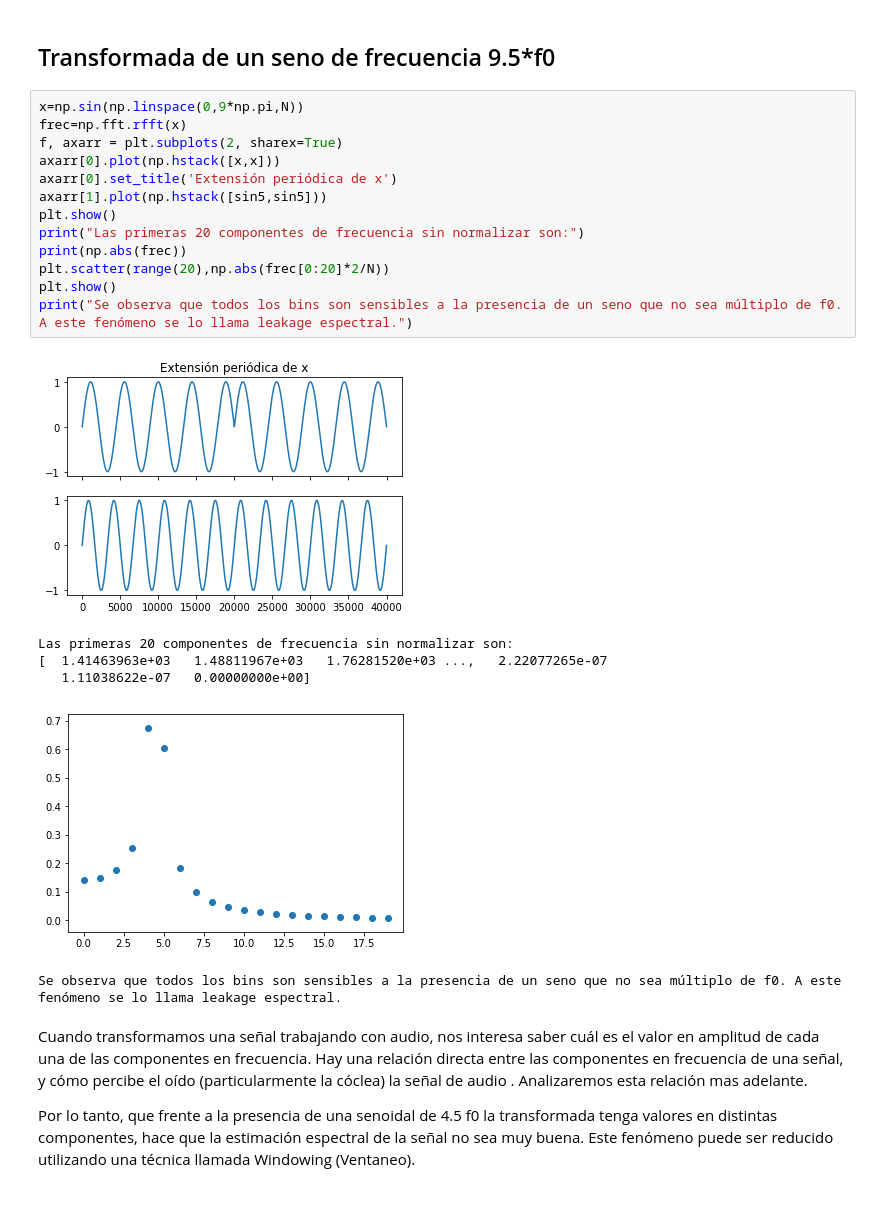
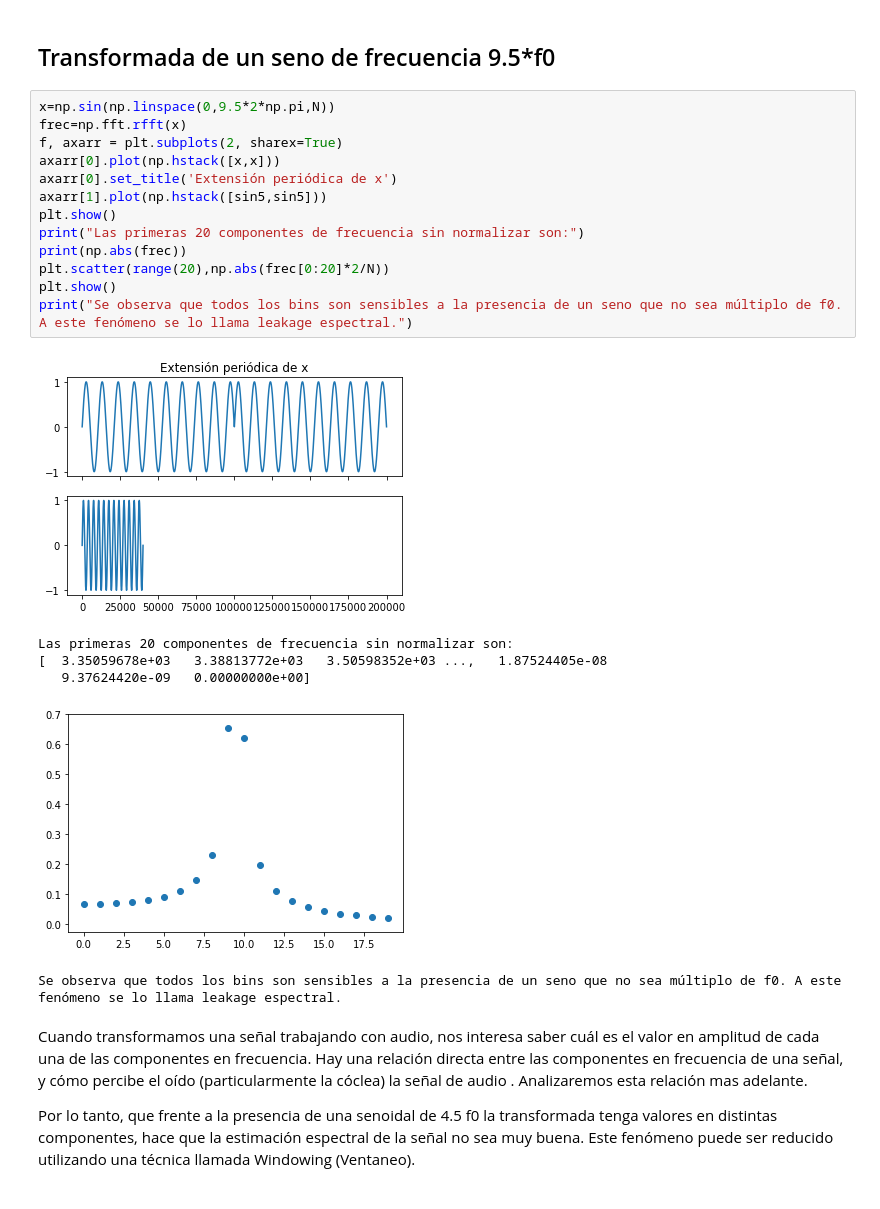
Before and after one commit to lab-ml-itba/Transformaciones, a Jupyter notebook: FFT y Windowing.ipynb, the cells around one changed output. Drawn from its saved outputs; the diff is of its cells as text.

```diff
--- a/FFT y Windowing.ipynb
+++ b/FFT y Windowing.ipynb
@@ -297,24 +298,24 @@ Se observa que el bin 10 es sensible a la presencia del seno de frecuencia 10*f0
 # %% [markdown]
 ## Transformada de un seno de frecuencia 9.5*f0
 # %%
-x=np.sin(np.linspace(0,9*np.pi,N))
+x=np.sin(np.linspace(0,9.5*2*np.pi,N))
 frec=np.fft.rfft(x)
 f, axarr = plt.subplots(2, sharex=True)
 axarr[0].plot(np.hstack([x,x]))
 axarr[0].set_title('Extensión periódica de x')
 axarr[1].plot(np.hstack([sin5,sin5]))
 plt.show()
 print("Las primeras 20 componentes de frecuencia sin normalizar son:")
 print(np.abs(frec))
 plt.scatter(range(20),np.abs(frec[0:20]*2/N))
 plt.show()
 print("Se observa que todos los bins son sensibles a la presencia de un seno que no sea múltiplo de f0. A este fenómeno se lo llama leakage espectral.")
 # %% [output]
-[figure, old version]
+[figure, new version]
 Las primeras 20 componentes de frecuencia sin normalizar son:
-[  1.41463963e+03   1.48811967e+03   1.76281520e+03 ...,   2.22077265e-07
-   1.11038622e-07   0.00000000e+00]
+[  3.35059678e+03   3.38813772e+03   3.50598352e+03 ...,   1.87524405e-08
+   9.37624420e-09   0.00000000e+00]
-[figure, old version]
+[figure, new version]
 Se observa que todos los bins son sensibles a la presencia de un seno que no sea múltiplo de f0. A este fenómeno se lo llama leakage espectral.
 # %% [markdown]
 Cuando transformamos una señal trabajando con audio, nos interesa saber cuál es el valor en amplitud de cada una de las componentes en frecuencia. Hay una relación directa entre las componentes en frecuencia de una señal, y cómo percibe el oído (particularmente la cóclea) la señal de audio . Analizaremos esta relación mas adelante.
```
Also changed, not shown: parts of 4 cells of this notebook, 5 other files.
